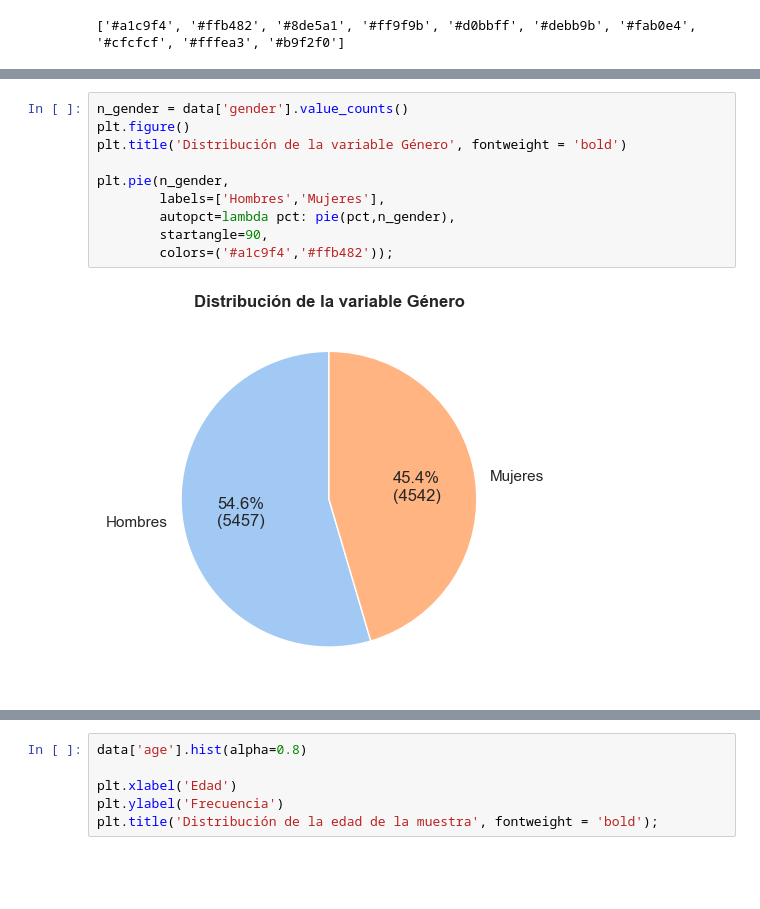
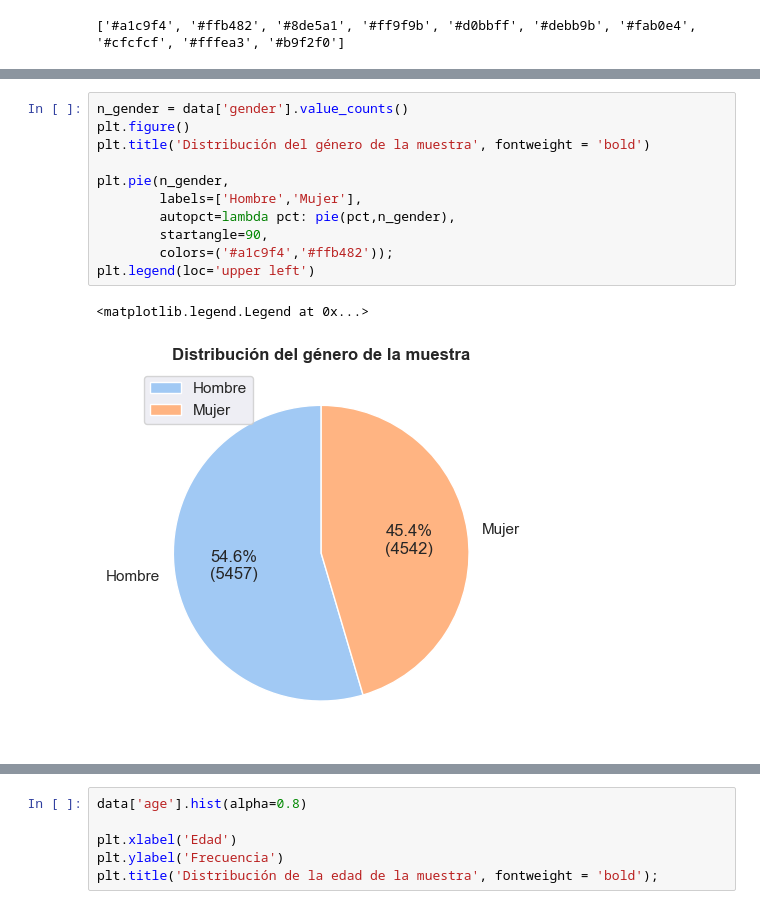
Before and after one commit to yrouuu/TFG_ADE, a Jupyter notebook: exploratorio/eda.ipynb, the cells around one changed output, grey strips where cells are left out. Drawn from its saved outputs; the diff is of its cells as text; blank space fills up the shorter version.

```diff
--- a/exploratorio/eda.ipynb
+++ b/exploratorio/eda.ipynb
@@ -195,14 +190,16 @@ plt.pie(n_churn,
 # %%
 n_gender = data['gender'].value_counts()
 plt.figure()
-plt.title('Distribución de la variable Género', fontweight = 'bold')
+plt.title('Distribución del género de la muestra', fontweight = 'bold')
 
 plt.pie(n_gender,
-        labels=['Hombres','Mujeres'],
+        labels=['Hombre','Mujer'],
         autopct=lambda pct: pie(pct,n_gender),
         startangle=90,
         colors=('#a1c9f4','#ffb482'));
+plt.legend(loc='upper left')
 # %% [output]
+<matplotlib.legend.Legend at 0x...>
-[figure, old version]
+[figure, new version]
 # %%
 n_country = data['country'].value_counts()
```
Also changed, not shown: parts of 4 cells of this notebook.
